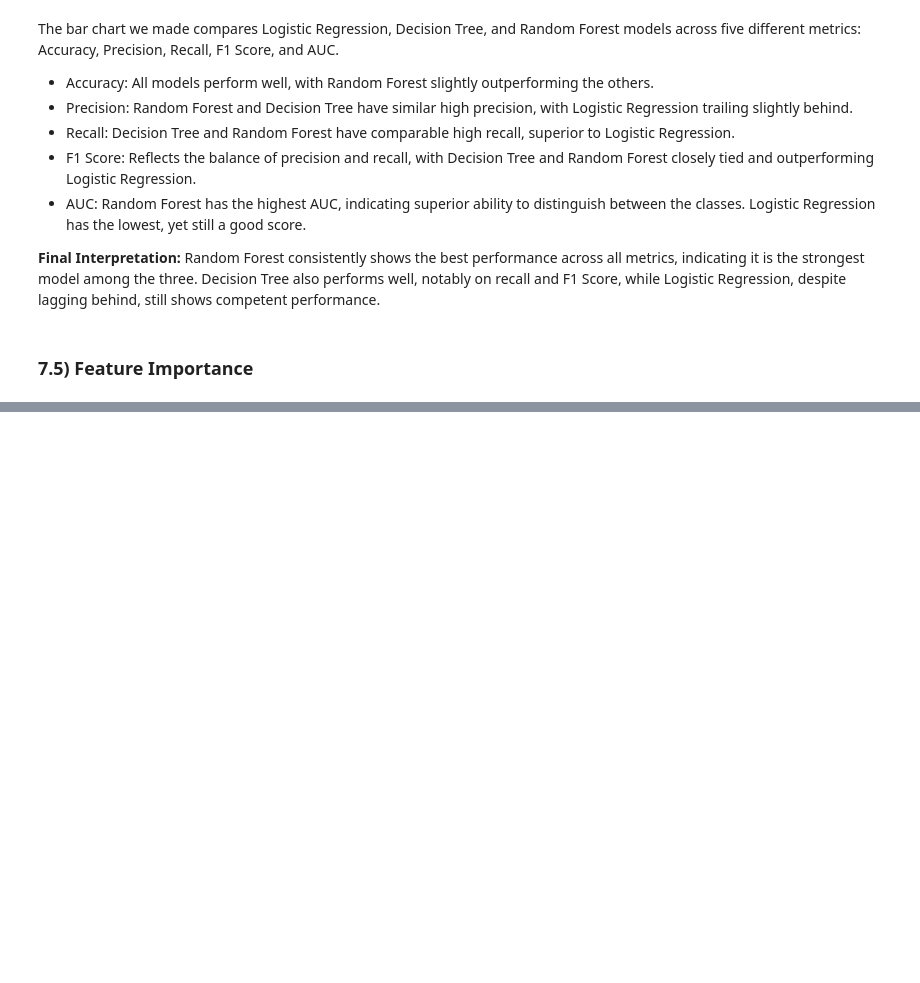
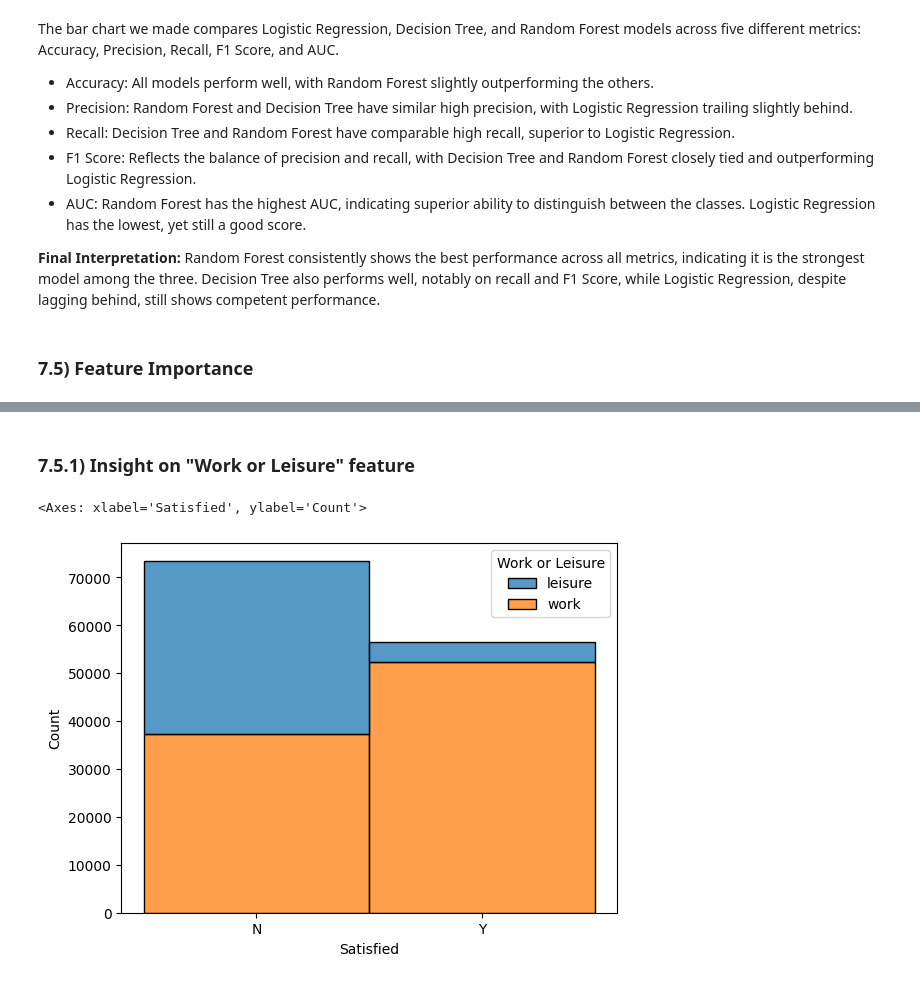
Before and after one commit to Mturco3/AI-ML-Project-2023-2024-285251, a Jupyter notebook: main-3.ipynb, the cells around one changed output, grey strips where cells are left out. Drawn from its saved outputs; the diff is of its cells as text; code cells hidden in the pictures; blank space fills up the shorter version.

```diff
--- a/main-3.ipynb
+++ b/main-3.ipynb
@@ -1340,0 +1352,9 @@ plt.show()
+# %% [markdown]
+### 7.5.1) Insight on "Work or Leisure" feature
+# %%
+column_to_analyze = 'Satisfied'
+
+sns.histplot(df_trains, x = column_to_analyze, hue='Work or Leisure', multiple = 'stack')
+# %% [output]
+<Axes: xlabel='Satisfied', ylabel='Count'>
+[figure, added]
```
Also changed, not shown: parts of 17 cells of this notebook.
